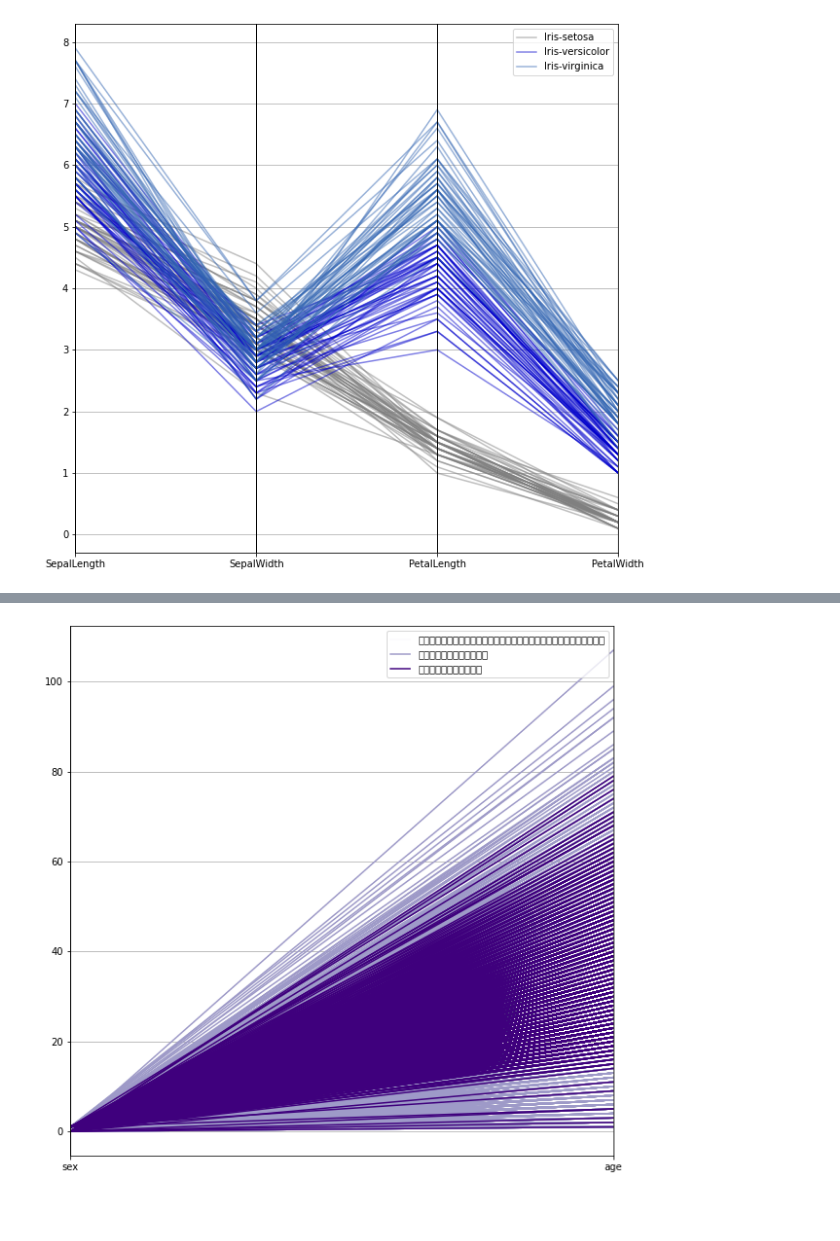
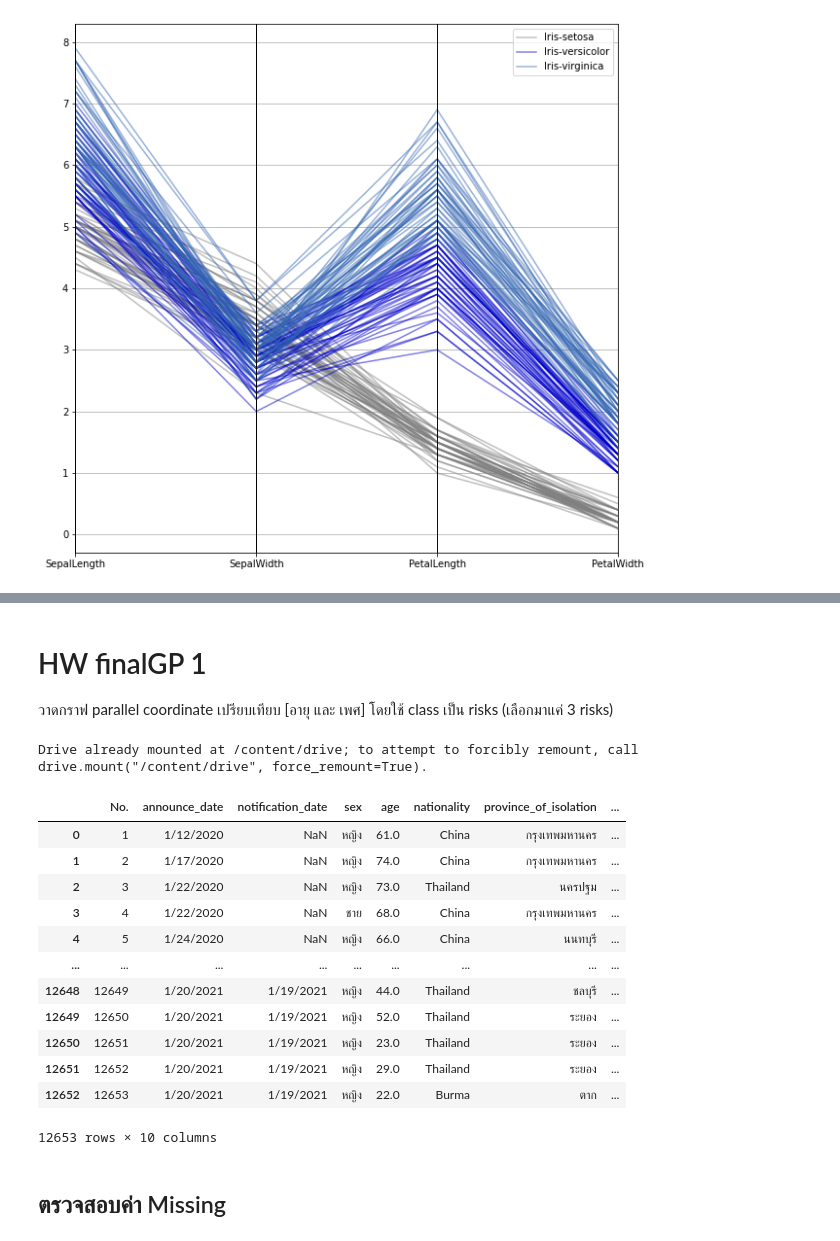
Before and after one commit to SupawadeeKhamthuy/data_viz_2022, a Jupyter notebook: DataViz01_Table_Data.ipynb, the cells around one changed output, grey strips where cells are left out. Drawn from its saved outputs; the diff is of its cells as text; code cells hidden in the pictures; blank space fills up the shorter version.

```diff
--- a/DataViz01_Table_Data.ipynb
+++ b/DataViz01_Table_Data.ipynb
@@ -333,4 +143,3 @@ array(['คนต่างชาติเดินทางมาจากต่
-# %%
-pd.plotting.parallel_coordinates(data_female,'risk',cols = ['sex','age'], colormap = 'Purples');
-# %% [output]
-[figure, removed]
+# %% [markdown]
+# HW finalGP 1
+วาดกราฟ parallel coordinate เปรียบเทียบ [อายุ และ เพศ] โดยใช้ class เป็น risks (เลือกมาแค่ 3 risks)
@@ -336,0 +149,27 @@ pd.plotting.parallel_coordinates(data_female,'risk',cols = ['sex','age'], colorm
+# %%
+from google.colab import drive    # เชื่อมต่อกับ google drive ที่เราเก็บข้อมูลไว้
+drive.mount('/content/drive')
+path = '/content/drive/My Drive/dataviz_2021_data'    #ระบุให้ชี้ไปที่โฟลเดอร์ใน google drive ที่เราเซฟไฟล์ไว้ คือ โฟลเดอร์ dataviz_2021_data
+# %% [output]
+Drive already mounted at /content/drive; to attempt to forcibly remount, call drive.mount("/content/drive", force_remount=True).
+# %%
+data_file_path = os.path.join(path,'pm-20-jan-2021.csv')     # ไฟล์ที่เราต้องการ
+dataHWGP_covid = pd.read_csv(data_file_path)   # .read_csv อ่านไฟล์ที่เป็น csv
+# %%
+dataHWGP_covid #แสดงข้อมูลตาราง dataHWGP_covid
+# %% [output]
+|  | No. | announce_date | notification_date | sex | age | nationality | province_of_isolation | ... |
+| 0 | 1 | 1/12/2020 | NaN | หญิง | 61.0 | China | กรุงเทพมหานคร | ... |
+| 1 | 2 | 1/17/2020 | NaN | หญิง | 74.0 | China | กรุงเทพมหานคร | ... |
+| 2 | 3 | 1/22/2020 | NaN | หญิง | 73.0 | Thailand | นครปฐม | ... |
+| 3 | 4 | 1/22/2020 | NaN | ชาย | 68.0 | China | กรุงเทพมหานคร | ... |
+| 4 | 5 | 1/24/2020 | NaN | หญิง | 66.0 | China | นนทบุรี | ... |
+| ... | ... | ... | ... | ... | ... | ... | ... | ... |
+| 12648 | 12649 | 1/20/2021 | 1/19/2021 | หญิง | 44.0 | Thailand | ชลบุรี | ... |
+| 12649 | 12650 | 1/20/2021 | 1/19/2021 | หญิง | 52.0 | Thailand | ระยอง | ... |
+| 12650 | 12651 | 1/20/2021 | 1/19/2021 | หญิง | 23.0 | Thailand | ระยอง | ... |
+| 12651 | 12652 | 1/20/2021 | 1/19/2021 | หญิง | 29.0 | Thailand | ระยอง | ... |
+| 12652 | 12653 | 1/20/2021 | 1/19/2021 | หญิง | 22.0 | Burma | ตาก | ... |
+12653 rows × 10 columns
+# %% [markdown]
+## ตรวจสอบค่า Missing
```
Also changed, not shown: parts of 67 cells of this notebook.
